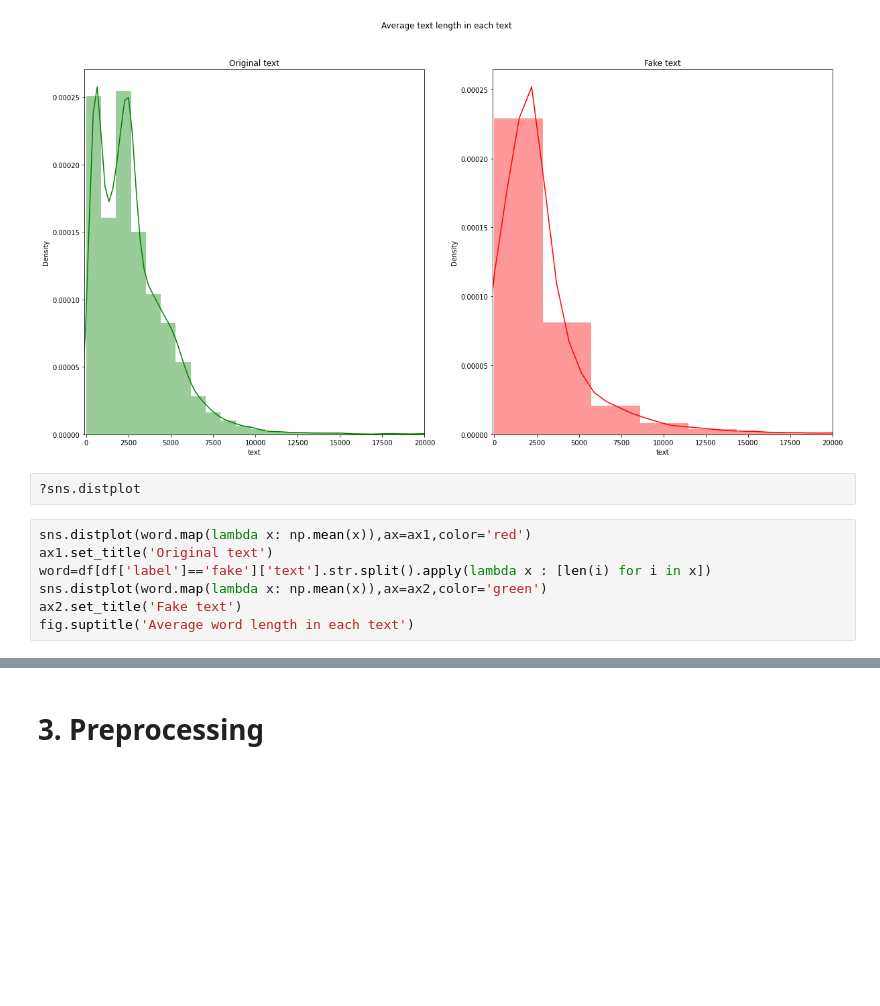
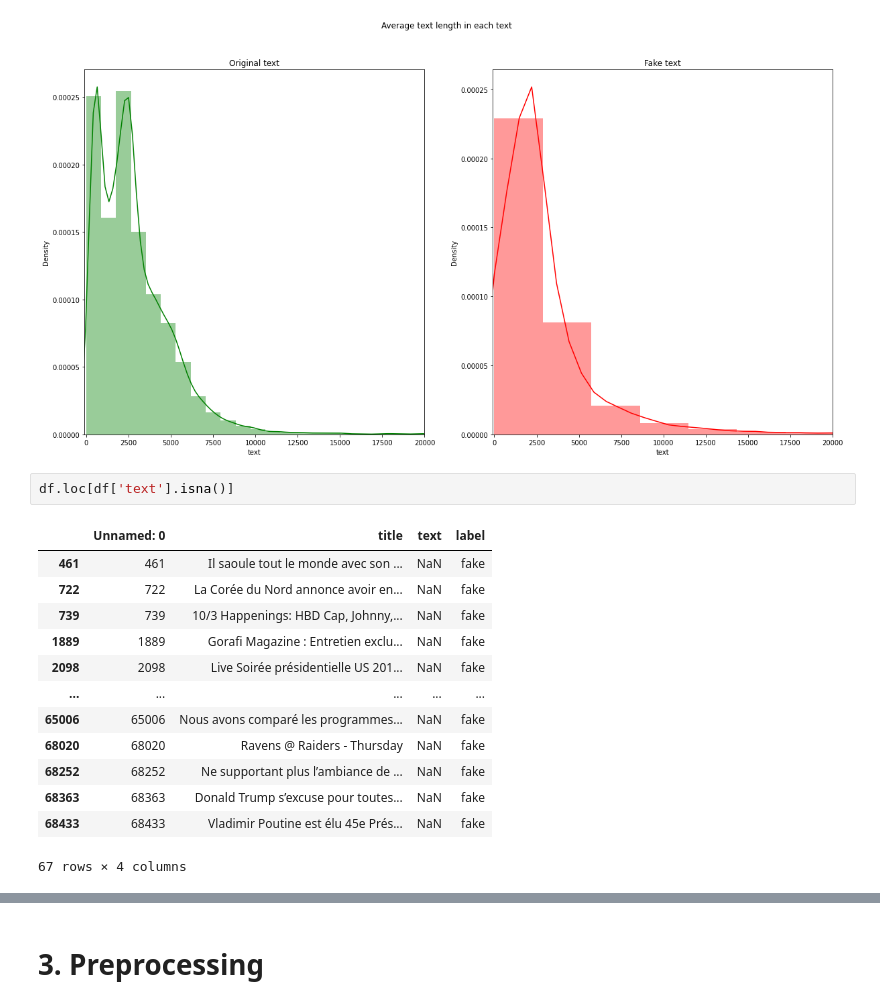
Before and after one commit to matkubita/Fake_News_Detection_Classification, a Jupyter notebook: Project_ml_fake_news_detection.ipynb, the cells around one changed output, grey strips where cells are left out. Cells and saved outputs as stored; diff of their text form; blank space fills up the shorter version.

```diff
--- a/Project_ml_fake_news_detection.ipynb
+++ b/Project_ml_fake_news_detection.ipynb
@@ -111,12 +131,19 @@ ax2.set_xlim([-100,20000])
 plt.show()
 # %% [output]
 [figure]
-# %%
-?sns.distplot
-# %%
-sns.distplot(word.map(lambda x: np.mean(x)),ax=ax1,color='red')
-ax1.set_title('Original text')
-word=df[df['label']=='fake']['text'].str.split().apply(lambda x : [len(i) for i in x])
-sns.distplot(word.map(lambda x: np.mean(x)),ax=ax2,color='green')
-ax2.set_title('Fake text')
-fig.suptitle('Average word length in each text')
+# %%
+df.loc[df['text'].isna()]
+# %% [output]
+|  | Unnamed: 0 | title | text | label |
+| 461 | 461 | Il saoule tout le monde avec son ... | NaN | fake |
+| 722 | 722 | La Corée du Nord annonce avoir en... | NaN | fake |
+| 739 | 739 | 10/3 Happenings: HBD Cap, Johnny,... | NaN | fake |
+| 1889 | 1889 | Gorafi Magazine : Entretien exclu... | NaN | fake |
+| 2098 | 2098 | Live Soirée présidentielle US 201... | NaN | fake |
+| ... | ... | ... | ... | ... |
+| 65006 | 65006 | Nous avons comparé les programmes... | NaN | fake |
+| 68020 | 68020 | Ravens @ Raiders - Thursday | NaN | fake |
+| 68252 | 68252 | Ne supportant plus l’ambiance de ... | NaN | fake |
+| 68363 | 68363 | Donald Trump s’excuse pour toutes... | NaN | fake |
+| 68433 | 68433 | Vladimir Poutine est élu 45e Prés... | NaN | fake |
+67 rows × 4 columns
```
Also changed, not shown: parts of 40 cells of this notebook.
